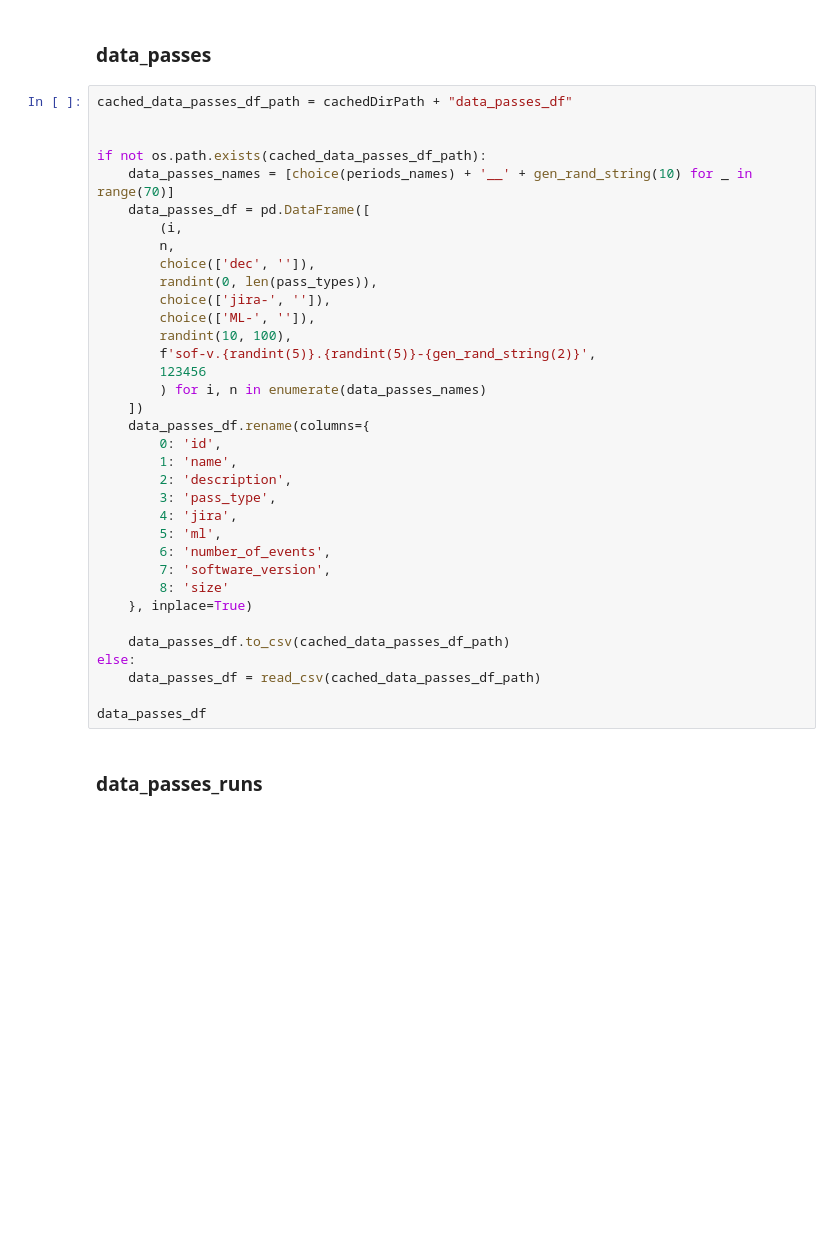
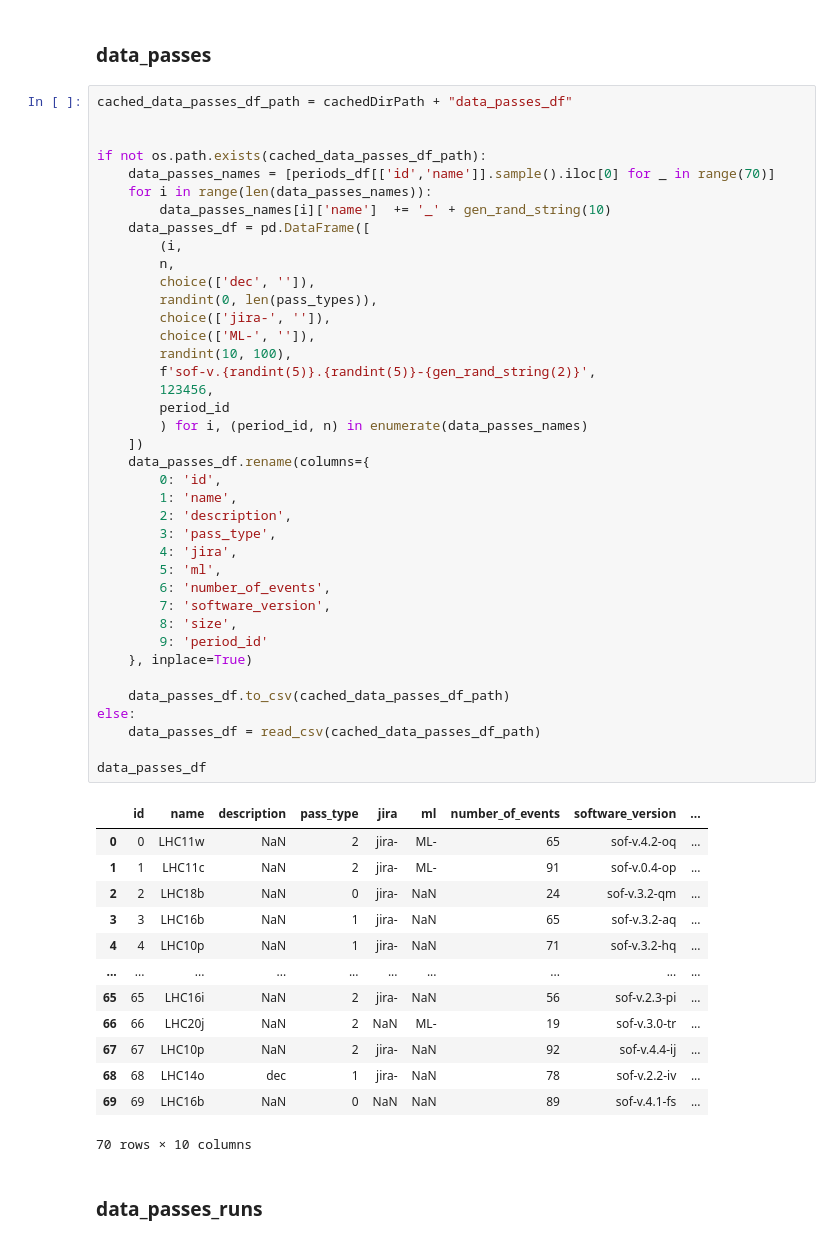
Before and after one commit to AliceO2Group/RunConditionTable, a Jupyter notebook: database/mock/mockData.ipynb, the cells around one changed output. Saved outputs shown, nothing was run; the diff lists cells and outputs as text; blank space fills up the shorter version.

```diff
--- a/database/mock/mockData.ipynb
+++ b/database/mock/mockData.ipynb
@@ -196,37 +209,55 @@ pass_types_df
 cached_data_passes_df_path = cachedDirPath + "data_passes_df"
 
 
 if not os.path.exists(cached_data_passes_df_path):
-    data_passes_names = [choice(periods_names) + '__' + gen_rand_string(10) for _ in range(70)]
+    data_passes_names = [periods_df[['id','name']].sample().iloc[0] for _ in range(70)]
+    for i in range(len(data_passes_names)):
+        data_passes_names[i]['name']  += '_' + gen_rand_string(10)
     data_passes_df = pd.DataFrame([
         (i,
         n,
         choice(['dec', '']),
         randint(0, len(pass_types)),
         choice(['jira-', '']),
         choice(['ML-', '']),
         randint(10, 100),
         f'sof-v.{randint(5)}.{randint(5)}-{gen_rand_string(2)}',
-        123456
-        ) for i, n in enumerate(data_passes_names)
+        123456,
+        period_id
+        ) for i, (period_id, n) in enumerate(data_passes_names)
     ])
     data_passes_df.rename(columns={
         0: 'id',
         1: 'name',
         2: 'description',
         3: 'pass_type',
         4: 'jira',
         5: 'ml',
         6: 'number_of_events',
         7: 'software_version',
-        8: 'size'
+        8: 'size',
+        9: 'period_id'
     }, inplace=True)
 
     data_passes_df.to_csv(cached_data_passes_df_path)
 else:
     data_passes_df = read_csv(cached_data_passes_df_path)
 
 data_passes_df
+# %% [output]
+|  | id | name | description | pass_type | jira | ml | number_of_events | software_version | ... |
+| 0 | 0 | LHC11w | NaN | 2 | jira- | ML- | 65 | sof-v.4.2-oq | ... |
+| 1 | 1 | LHC11c | NaN | 2 | jira- | ML- | 91 | sof-v.0.4-op | ... |
+| 2 | 2 | LHC18b | NaN | 0 | jira- | NaN | 24 | sof-v.3.2-qm | ... |
+| 3 | 3 | LHC16b | NaN | 1 | jira- | NaN | 65 | sof-v.3.2-aq | ... |
+| 4 | 4 | LHC10p | NaN | 1 | jira- | NaN | 71 | sof-v.3.2-hq | ... |
+| ... | ... | ... | ... | ... | ... | ... | ... | ... | ... |
+| 65 | 65 | LHC16i | NaN | 2 | jira- | NaN | 56 | sof-v.2.3-pi | ... |
+| 66 | 66 | LHC20j | NaN | 2 | NaN | ML- | 19 | sof-v.3.0-tr | ... |
+| 67 | 67 | LHC10p | NaN | 2 | jira- | NaN | 92 | sof-v.4.4-ij | ... |
+| 68 | 68 | LHC14o | dec | 1 | jira- | NaN | 78 | sof-v.2.2-iv | ... |
+| 69 | 69 | LHC16b | NaN | 0 | NaN | NaN | 89 | sof-v.4.1-fs | ... |
+70 rows × 10 columns
 # %% [markdown]
 ### data_passes_runs
 # %%
```
Also changed, not shown: parts of 4 cells of this notebook, 5 other files.
